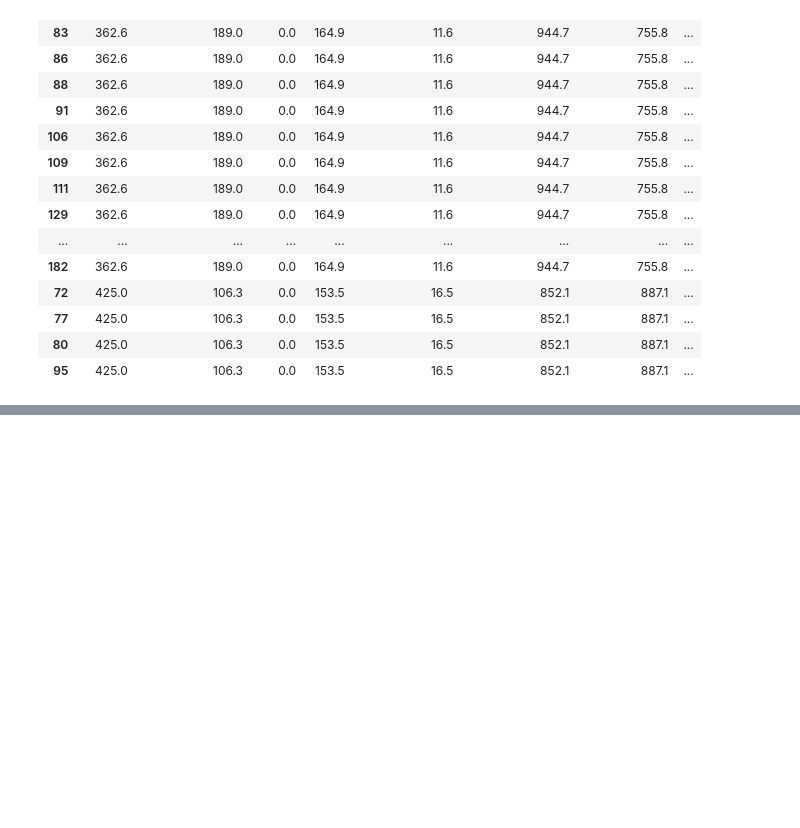
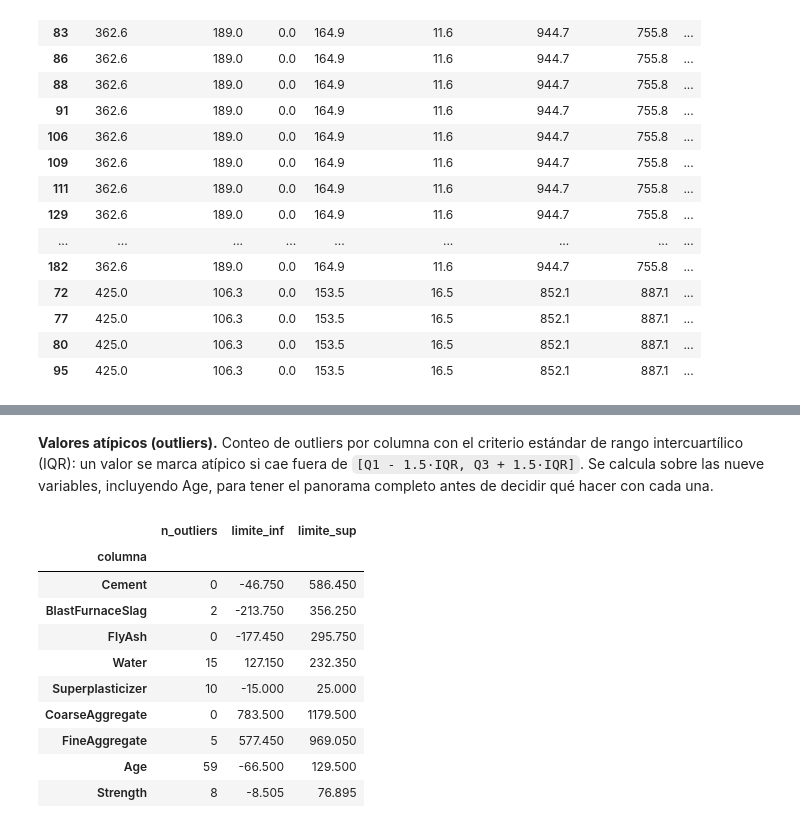
Before and after one commit to JFCRISOSTOMO/INGENIERIA-ESTRUCTURAL, a Jupyter notebook: notebooks/prueba.ipynb, the cells around one changed output, grey strips where cells are left out. Saved outputs shown, nothing was run; the diff lists cells and outputs as text; code cells hidden in the pictures; blank space fills up the shorter version.

```diff
--- a/notebooks/prueba.ipynb
+++ b/notebooks/prueba.ipynb
@@ -90,0 +159,26 @@ Filas totalmente duplicadas: 25
+# %% [markdown]
+**Valores atípicos (outliers).** Conteo de outliers por columna con el criterio estándar de rango intercuartílico (IQR): un valor se marca atípico si cae fuera de `[Q1 - 1.5·IQR, Q3 + 1.5·IQR]`. Se calcula sobre las nueve variables, incluyendo Age, para tener el panorama completo antes de decidir qué hacer con cada una.
+# %%
+def resumen_outliers_iqr(data):
+    filas = []
+    for col in data.columns:
+        q1, q3 = data[col].quantile([0.25, 0.75])
+        iqr = q3 - q1
+        lo, hi = q1 - 1.5 * iqr, q3 + 1.5 * iqr
+        n_out = ((data[col] < lo) | (data[col] > hi)).sum()
+        filas.append({'columna': col, 'n_outliers': n_out, 'limite_inf': lo, 'limite_sup': hi})
+    return pd.DataFrame(filas).set_index('columna')
+
+resumen_outliers_iqr(df)
+# %% [output]
+|  | n_outliers | limite_inf | limite_sup |
+| columna |  |  |  |
+| Cement | 0 | -46.750 | 586.450 |
+| BlastFurnaceSlag | 2 | -213.750 | 356.250 |
+| FlyAsh | 0 | -177.450 | 295.750 |
+| Water | 15 | 127.150 | 232.350 |
+| Superplasticizer | 10 | -15.000 | 25.000 |
+| CoarseAggregate | 0 | 783.500 | 1179.500 |
+| FineAggregate | 5 | 577.450 | 969.050 |
+| Age | 59 | -66.500 | 129.500 |
+| Strength | 8 | -8.505 | 76.895 |
```
Also changed, not shown: parts of 13 cells of this notebook.
